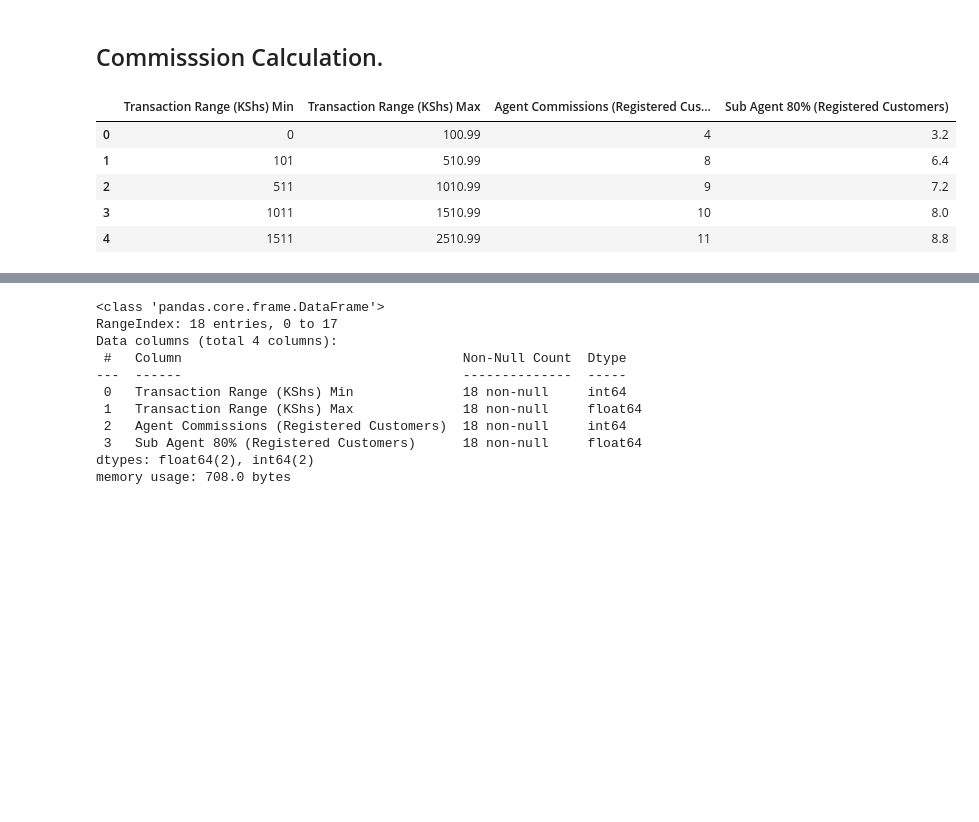
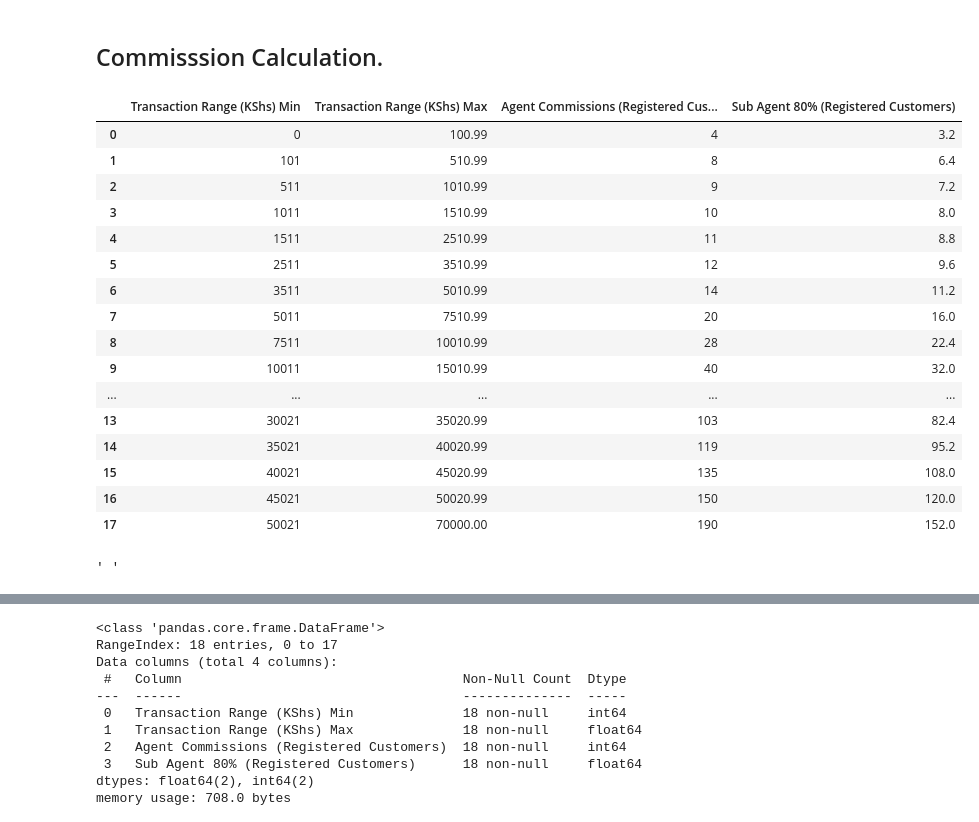
Before and after one commit to MarwaBrian/mpesa, a Jupyter notebook: index.ipynb, the cells around one changed output, grey strips where cells are left out. Saved outputs shown, nothing was run; the diff lists cells and outputs as text; code cells hidden in the pictures; blank space fills up the shorter version.

```diff
--- a/index.ipynb
+++ b/index.ipynb
@@ -631,11 +631,57 @@ sns.heatmap(model_df.pivot_table(index='type', columns='time', values='transacti
 withdrawals = pd.read_csv('./data/withdraw.csv')
 deposits = pd.read_csv('./data/deposits.csv')
 # %%
-deposits.head()
+deposits.head(20)
 # %% [output]
 |  | Transaction Range (KShs) Min | Transaction Range (KShs) Max | Agent Commissions (Registered Cus... | Sub Agent 80% (Registered Customers) |
 | 0 | 0 | 100.99 | 4 | 3.2 |
 | 1 | 101 | 510.99 | 8 | 6.4 |
 | 2 | 511 | 1010.99 | 9 | 7.2 |
 | 3 | 1011 | 1510.99 | 10 | 8.0 |
 | 4 | 1511 | 2510.99 | 11 | 8.8 |
+| 5 | 2511 | 3510.99 | 12 | 9.6 |
+| 6 | 3511 | 5010.99 | 14 | 11.2 |
+| 7 | 5011 | 7510.99 | 20 | 16.0 |
+| 8 | 7511 | 10010.99 | 28 | 22.4 |
+| 9 | 10011 | 15010.99 | 40 | 32.0 |
+| ... | ... | ... | ... | ... |
+| 13 | 30021 | 35020.99 | 103 | 82.4 |
+| 14 | 35021 | 40020.99 | 119 | 95.2 |
+| 15 | 40021 | 45020.99 | 135 | 108.0 |
+| 16 | 45021 | 50020.99 | 150 | 120.0 |
+| 17 | 50021 | 70000.00 | 190 | 152.0 |
+# %%
+def commission_dep(amount):
+    if not isinstance(amount, (int, float)):
+        return 'Error: Amount must be a number'
+
+    ranges = [
+        (50, 100, 4),
+        (101, 510, 8),
+        (511, 1010, 9),
+        (1011, 1510, 10),
+        (1511, 2510, 11),
+        (2511, 3510, 12),
+        (3511, 5010, 14),
+        (5011, 7510, 20),
+        (7511, 10010, 28),
+        (10011, 15010, 40),
+        (15011, 20020, 55),
+        (20021, 25020, 71),
+        (25021, 30020, 87),
+        (30021, 35020, 103),
+        (35021, 40020, 119),
+        (40021, 45020, 135),
+        (45021, 50020, 150),
+        (50021, 70000, 190),
+        (70001, 110000, 215),
+        (110001, 150000, 240)
+    ]
+
+    for min_amt, max_amt, commission in ranges:
+        if min_amt <= amount <= max_amt:
+            return commission
+
+    return 'Error: Not a valid transaction amount'
+# %% [output]
+' '
```
Also changed, not shown: parts of 13 cells of this notebook, 6 other files.
